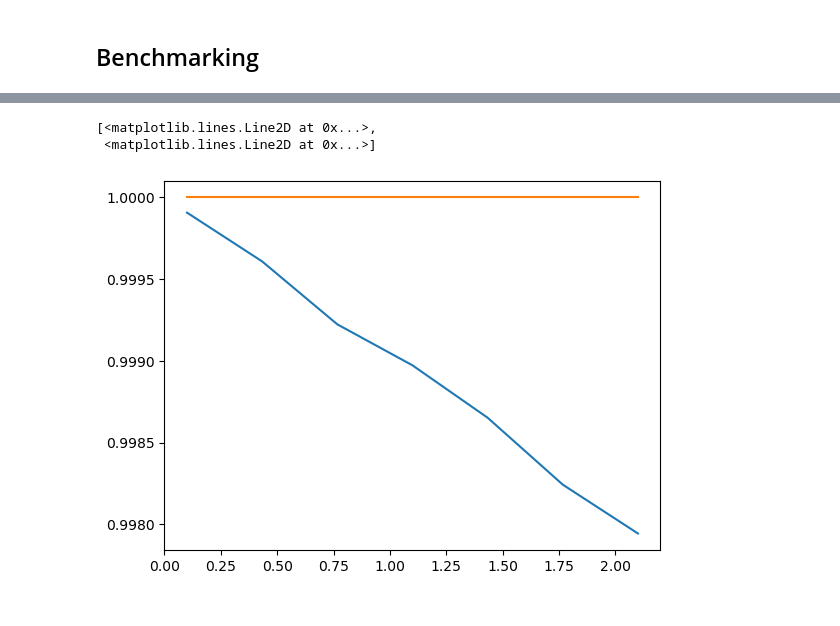
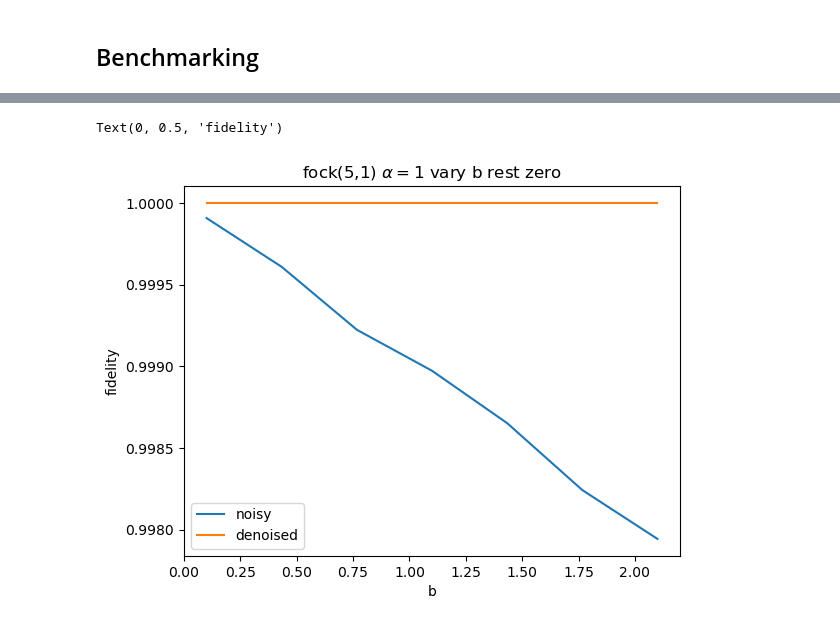
Before and after one commit to Jan5113/QHack25, a Jupyter notebook: denoising.ipynb, the cells around one changed output, grey strips where cells are left out. Drawn from its saved outputs; the diff is of its cells as text; code cells hidden in the pictures.

```diff
--- a/denoising.ipynb
+++ b/denoising.ipynb
@@ -136,9 +152,12 @@ for b in v_b:
 # %%
-plt.plot(v_b, one_b_zero_zero)
+plt.plot(v_b, one_b_zero_zero, label=['noisy', 'denoised'])
+plt.legend()
+plt.title(r'fock(5,1) $\alpha=1$ vary b rest zero')
+plt.xlabel(r'b')
+plt.ylabel('fidelity')
 # %% [output]
-[<matplotlib.lines.Line2D at 0x...>,
- <matplotlib.lines.Line2D at 0x...>]
+Text(0, 0.5, 'fidelity')
-[figure, old version]
+[figure, new version]
 # %%
 reference = dq.fock(5, 1)
 v_noise = np.linspace(0, 2, 21)
```
Also changed, not shown: parts of 34 cells of this notebook.
